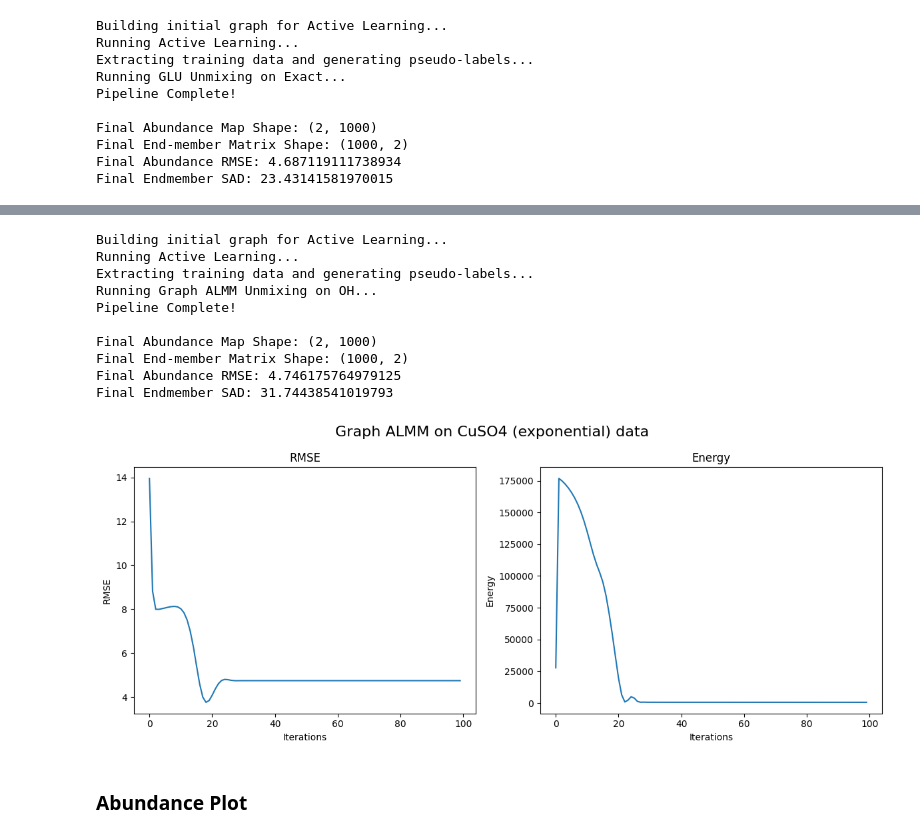
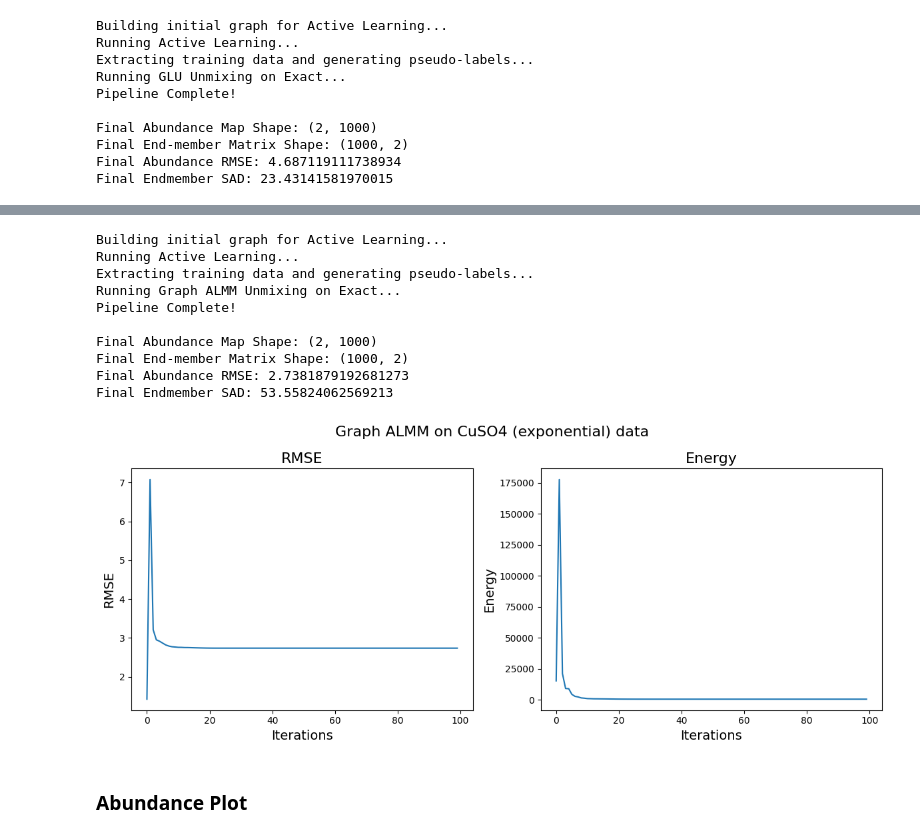
Before and after one commit to mtyler1059/Nearly-Blind-Hyperspectral-Unmixing, a Jupyter notebook: chem_experiments.ipynb, the cells around one changed output, grey strips where cells are left out. Cells and saved outputs as stored; diff of their text form; code cells hidden in the pictures.

```diff
--- a/chem_experiments.ipynb
+++ b/chem_experiments.ipynb
@@ -431,43 +870,43 @@ ALMM_chem_RMSE, ALMM_chem_energy, __, __ = algo_2_almm_optimized(X = X_chem, S =
 # %%
 # Graph ALMM
 # ==========
-# Best RMSE: 4.746174615631578
-# Best alpha: 5.499999999999999e-07
-# Best M_total: 4.0
-# Best xi: 0.1
-# Best label: OH
+# Best RMSE: 2.73749916303184
+# Best alpha: 5.4999999999999995e-05
+# Best M_total: 16.0
+# Best xi: 0.01
+# Best label: Exact
 
-alpha_0 = 5.5e-7
+alpha_0 = 5.5e-5
 beta_0 = (1e-3 + 1e-2)/2
 gamma_0 = (1e-3 + 1e-2)/2
 eta_0 = (1e-3 + 1e-2)/2
-xi_0 = 1e-1
+xi_0 = 1e-2
 
 # Actual Run
 A_graph_almm_chem, S_graph_almm_chem, A_rmse_graph_almm_chem, S_rmse_graph_almm_chem = run_unmixing_pipeline_example2(X = X_chem, A_gt = A_gt_chem, S_gt = S_gt_chem, N = samples,
                                                                                                                         alpha = alpha_0, beta = beta_0, gamma = gamma_0, eta = eta_0, maxIter = iters,
-                                                                                                                        M_total_0 = 4.0, m_0 = 2, xi_0 = xi_0,
-                                                                                                                        OH_labels = True, print_bool = True,
+                                                                                                                        M_total_0 = 16.0, m_0 = 2, xi_0 = xi_0,
+                                                                                                                        OH_labels = False, print_bool = True,
                                                                                                                         A_error = False, RMSE_plot = False, Energy_plot = False, title_0 = "Graph ALMM on CuSO4 (exponential) data", array_plots = False)
 
 # Error and Energy arrays
 graph_almm_chem_RMSE, graph_almm_chem_energy, __, __ = run_unmixing_pipeline_example2(X = X_chem, A_gt = A_gt_chem, S_gt = S_gt_chem, N = samples,
                                                                                                                         alpha = alpha_0, beta = beta_0, gamma = gamma_0, eta = eta_0, maxIter = iters,
-                                                                                                                        M_total_0 = 4.0, m_0 = 2, xi_0 = xi_0,
-                                                                                                                        OH_labels = True, print_bool = False,
+                                                                                                                        M_total_0 = 16.0, m_0 = 2, xi_0 = xi_0,
+                                                                                                                        OH_labels = False, print_bool = False,
                                                                                                                         A_error = False, RMSE_plot = True, Energy_plot = True, title_0 = "Graph ALMM on CuSO4 (exponential) data", array_plots = True)
 # %% [output]
 Building initial graph for Active Learning...
 Running Active Learning...
 Extracting training data and generating pseudo-labels...
-Running Graph ALMM Unmixing on OH...
+Running Graph ALMM Unmixing on Exact...
 Pipeline Complete!
 
 Final Abundance Map Shape: (2, 1000)
 Final End-member Matrix Shape: (1000, 2)
-Final Abundance RMSE: 4.746175764979125
-Final Endmember SAD: 31.74438541019793
+Final Abundance RMSE: 2.7381879192681273
+Final Endmember SAD: 53.55824062569213
-[figure, old version]
+[figure, new version]
 # %% [markdown]
 ### Abundance Plot
 # %%
```
Also changed, not shown: parts of 84 cells of this notebook, 7 other files.
